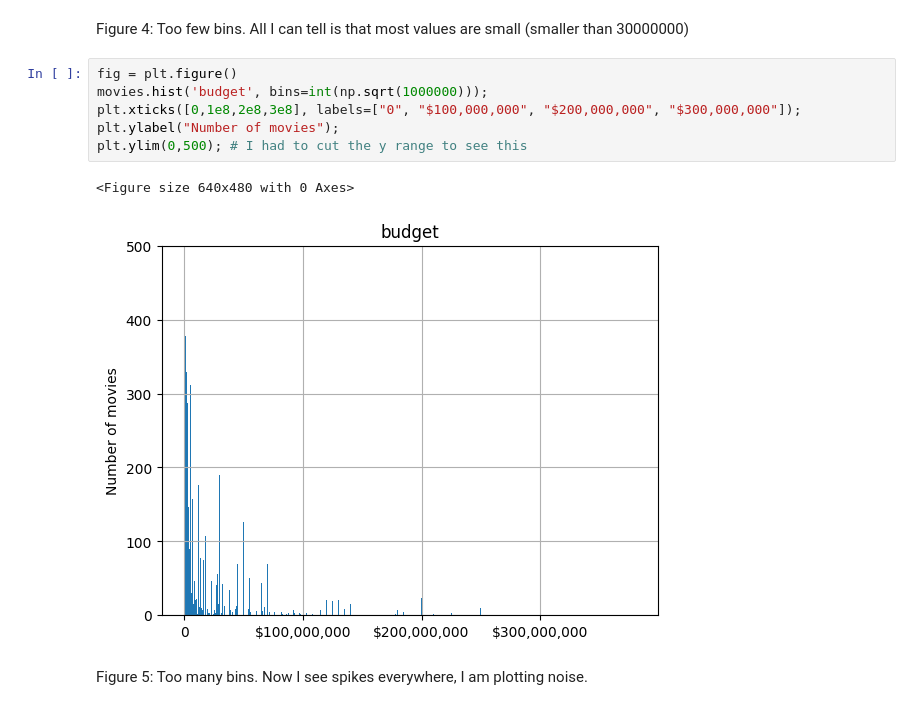
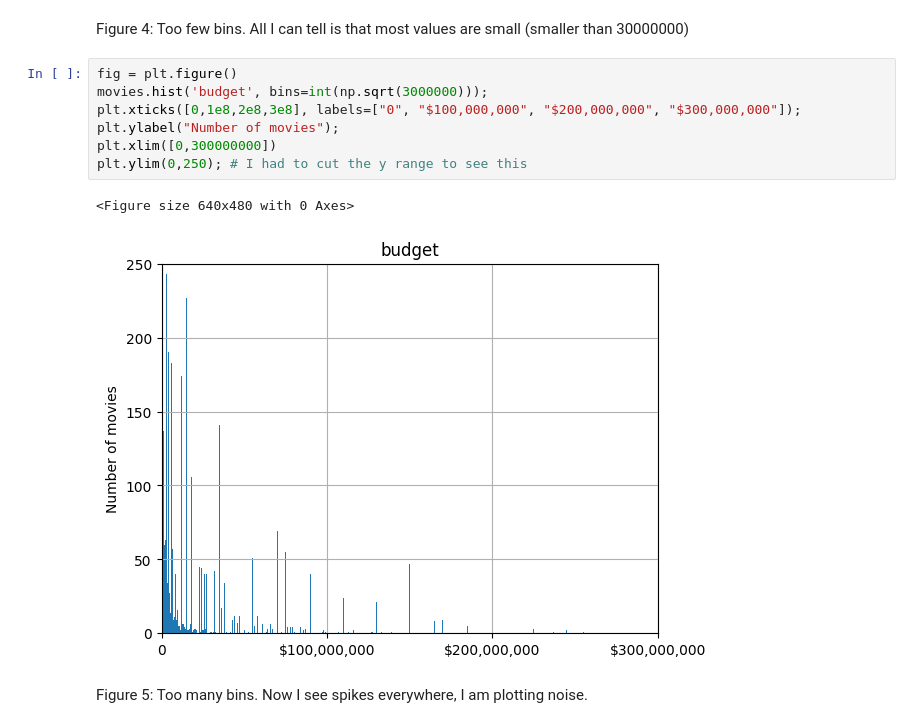
Before and after one commit to zhrvdt77/DSPS_ZVahdat, a Jupyter notebook: HW2/movies_exploratory_Zahra.ipynb, the cells around one changed output. Drawn from its saved outputs; the diff is of its cells as text.

```diff
--- a/HW2/movies_exploratory_Zahra.ipynb
+++ b/HW2/movies_exploratory_Zahra.ipynb
@@ -315,13 +314,14 @@ plt.ylabel("Number of movies");
 Figure 4:  Too few bins. All I can tell is that most values are small (smaller than 30000000)
 # %%
 fig = plt.figure()
-movies.hist('budget', bins=int(np.sqrt(1000000)));
+movies.hist('budget', bins=int(np.sqrt(3000000)));
 plt.xticks([0,1e8,2e8,3e8], labels=["0", "$100,000,000", "$200,000,000", "$300,000,000"]);
 plt.ylabel("Number of movies");
-plt.ylim(0,500); # I had to cut the y range to see this
+plt.xlim([0,300000000])
+plt.ylim(0,250); # I had to cut the y range to see this
 # %% [output]
 <Figure size 640x480 with 0 Axes>
-[figure, old version]
+[figure, new version]
 # %% [markdown]
 Figure 5:  Too many bins. Now I see spikes everywhere, I am plotting noise.
 # %% [markdown]
```
Also changed, not shown: parts of 30 cells of this notebook.
